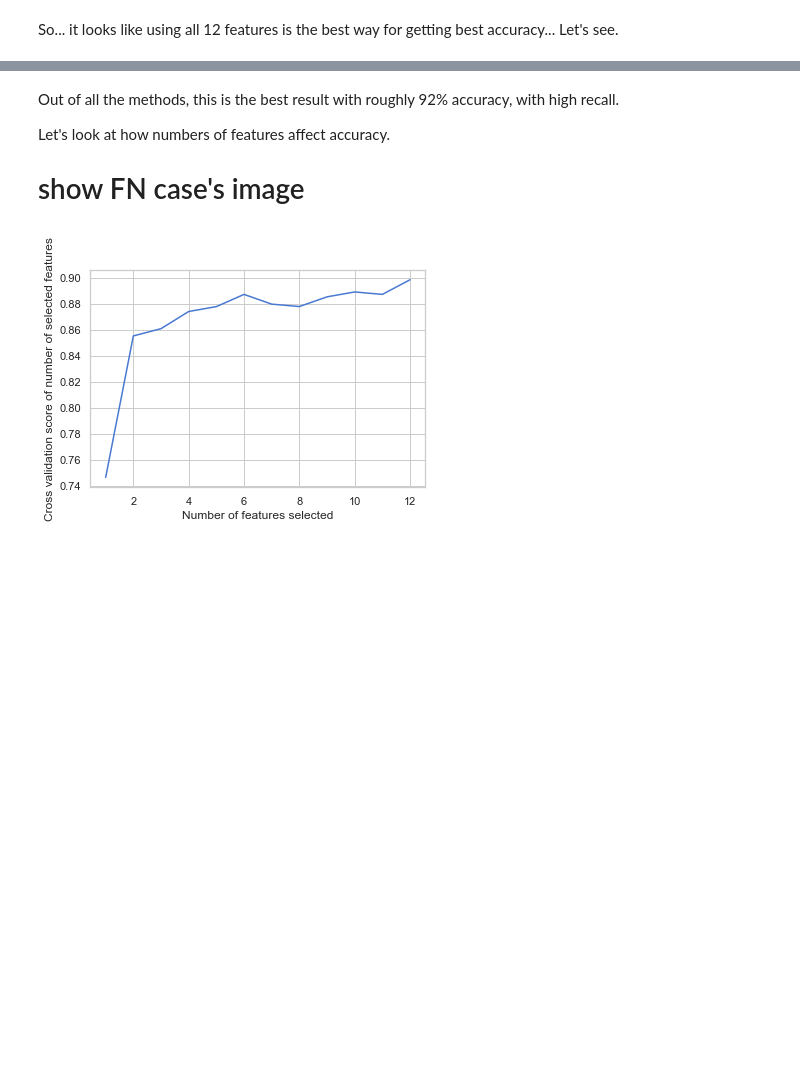
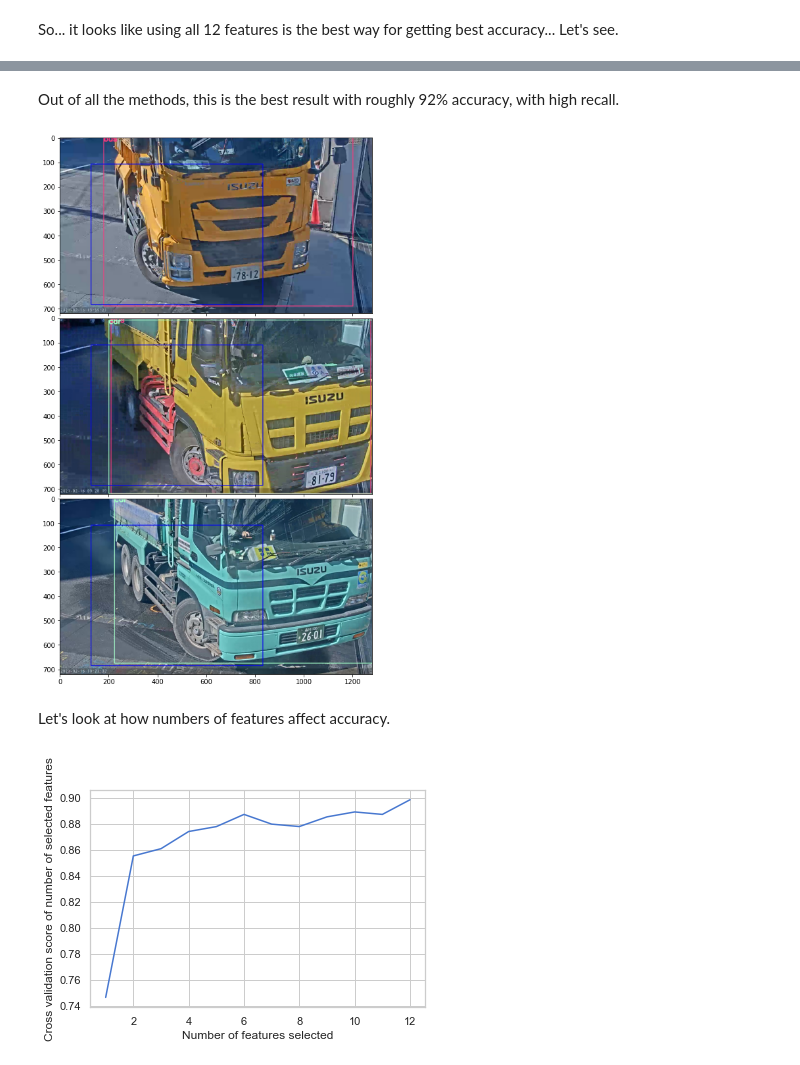
Before and after one commit to wtberry/opencv_motion_detection, a Jupyter notebook: analyze.ipynb, the cells around one changed output, grey strips where cells are left out. Saved outputs shown, nothing was run; the diff lists cells and outputs as text; code cells hidden in the pictures; blank space fills up the shorter version.

```diff
--- a/analyze.ipynb
+++ b/analyze.ipynb
@@ -648,9 +681,18 @@ precision: 0.9054054054054054
 # %% [markdown]
 Out of all the methods, this is the best result with roughly 92% accuracy, with high recall.
-
-Let's look at how numbers of features affect accuracy.
-
-# show FN case's image
+# %%
+# plotting FN's case image
+# get image path of false negatives
+x_test_data = x_test.copy()
+x_test_data.loc[:, 'pred'] = clf_svm.predict(x_test)
+test_data = pd.concat((x_test_data, y_test), axis=1)
+FN = test_data.loc[(test_data['gate_incoming'] == 1) & (test_data['pred'] == 0), :]
+
+plot_images(FN_imgs, (3,1))
+# %% [output]
+[figure, added]
+# %% [markdown]
+Let's look at how numbers of features affect accuracy.
 # %%
 
 # Plot number of features VS. cross-validation scores
```
Also changed, not shown: parts of 46 cells of this notebook.
